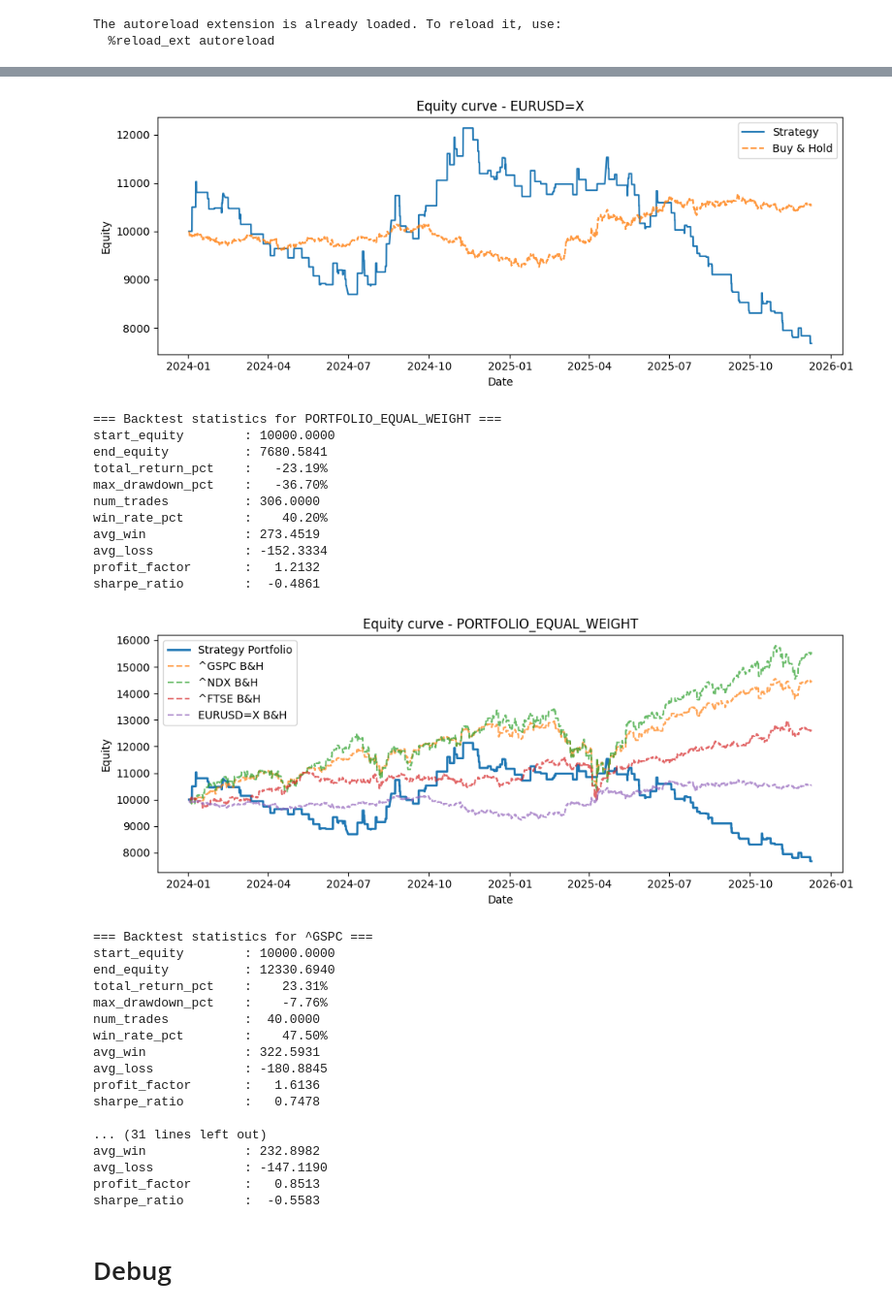
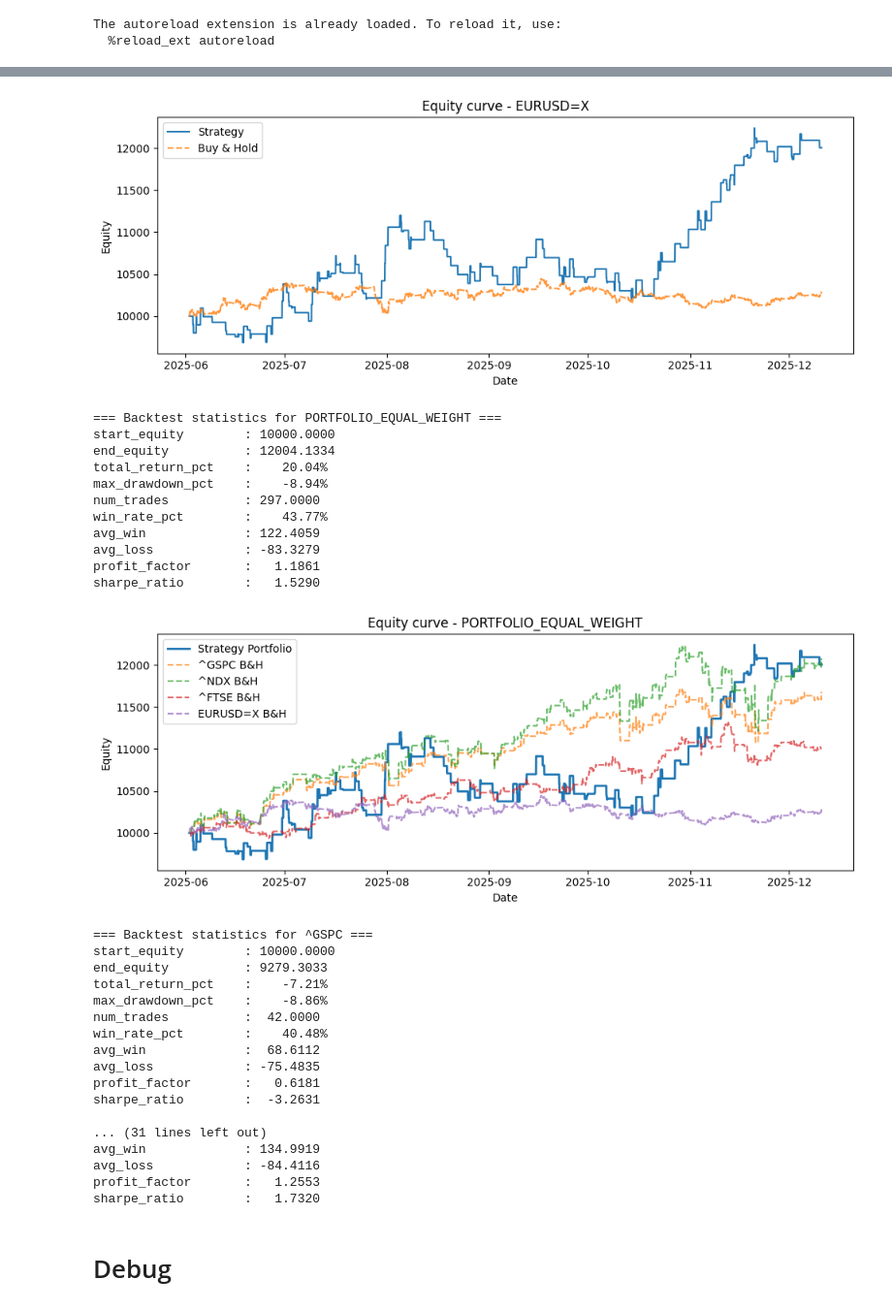
Before and after one commit to HdamaGIT/daman-trading, a Jupyter notebook: system/system_development/main.ipynb, the cells around one changed output, grey strips where cells are left out. Shown at 97% size. Drawn from its saved outputs; the diff is of its cells as text; code cells hidden in the pictures.

Commit message:
Jan26 Strategy update

```diff
--- a/system/system_development/main.ipynb
+++ b/system/system_development/main.ipynb
@@ -11,19 +14,22 @@ The autoreload extension is already loaded. To reload it, use:
 # %%
 if __name__ == "__main__":
 
-    params_cash = StrategyParams(
+    name = "trend_pullback_v1" #"trend_pullback_v1" "breakout_v1"
+    run_fn, ParamsCls = STRATEGIES[name]
+
+    params_cash = ParamsCls(
         entry_mode="shallow_pullback",
-        equity_mode="m2m",
+        equity_mode="cash",
         exit_mode="fixed_rr",
-        tp_atr_mult=2.5,
-        risk_per_trade=0.02,
+        tp_atr_mult=2,
+        risk_per_trade=0.01,
     )
 
-    results_cash = run_backtest_for_default_universe(
+    results_cash = run_fn(
         params=params_cash,
-        start="2024-1-01",
+        start="2025-6-01",
         end=None,
-        interval="4h",
+        interval="1h",
         plot=True,
         portfolio=True,
         show_benchmark=True,
@@ -88,30 +94,30 @@ Exit breakdown for EURUSD=X:
-[figure, old version]
+[figure, new version]
 === Backtest statistics for PORTFOLIO_EQUAL_WEIGHT ===
 start_equity        : 10000.0000
-end_equity          : 7680.5841
-total_return_pct    :   -23.19%
-max_drawdown_pct    :   -36.70%
-num_trades          : 306.0000
-win_rate_pct        :    40.20%
-avg_win             : 273.4519
-avg_loss            : -152.3334
-profit_factor       :   1.2132
-sharpe_ratio        :  -0.4861
+end_equity          : 12004.1334
+total_return_pct    :    20.04%
+max_drawdown_pct    :    -8.94%
+num_trades          : 297.0000
+win_rate_pct        :    43.77%
+avg_win             : 122.4059
+avg_loss            : -83.3279
+profit_factor       :   1.1861
+sharpe_ratio        :   1.5290
-[figure, old version]
+[figure, new version]
 === Backtest statistics for ^GSPC ===
 start_equity        : 10000.0000
-end_equity          : 12330.6940
-total_return_pct    :    23.31%
-max_drawdown_pct    :    -7.76%
-num_trades          :  40.0000
-win_rate_pct        :    47.50%
-avg_win             : 322.5931
-avg_loss            : -180.8845
-profit_factor       :   1.6136
-sharpe_ratio        :   0.7478
+end_equity          : 9279.3033
+total_return_pct    :    -7.21%
+max_drawdown_pct    :    -8.86%
+num_trades          :  42.0000
+win_rate_pct        :    40.48%
+avg_win             :  68.6112
+avg_loss            : -75.4835
+profit_factor       :   0.6181
+sharpe_ratio        :  -3.2631
 
 ... (31 lines left out)
-avg_win             : 232.8982
-avg_loss            : -147.1190
-profit_factor       :   0.8513
-sharpe_ratio        :  -0.5583
+avg_win             : 134.9919
+avg_loss            : -84.4116
+profit_factor       :   1.2553
+sharpe_ratio        :   1.7320
```
Also changed, not shown: parts of 3 cells of this notebook, 10 other files.
